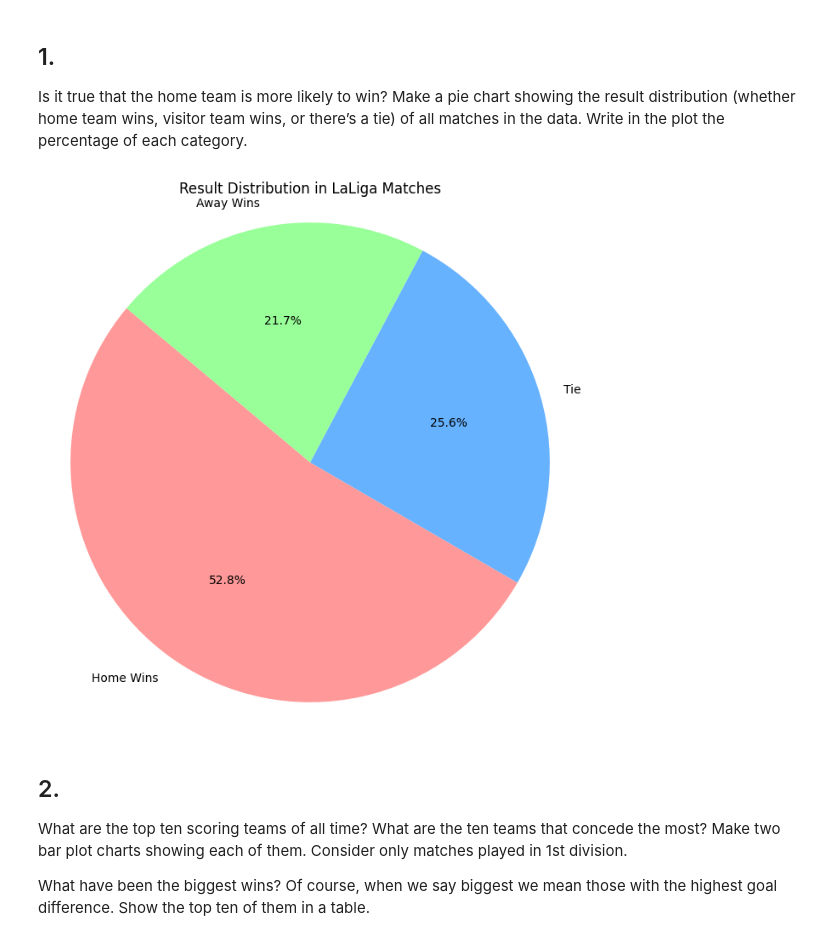
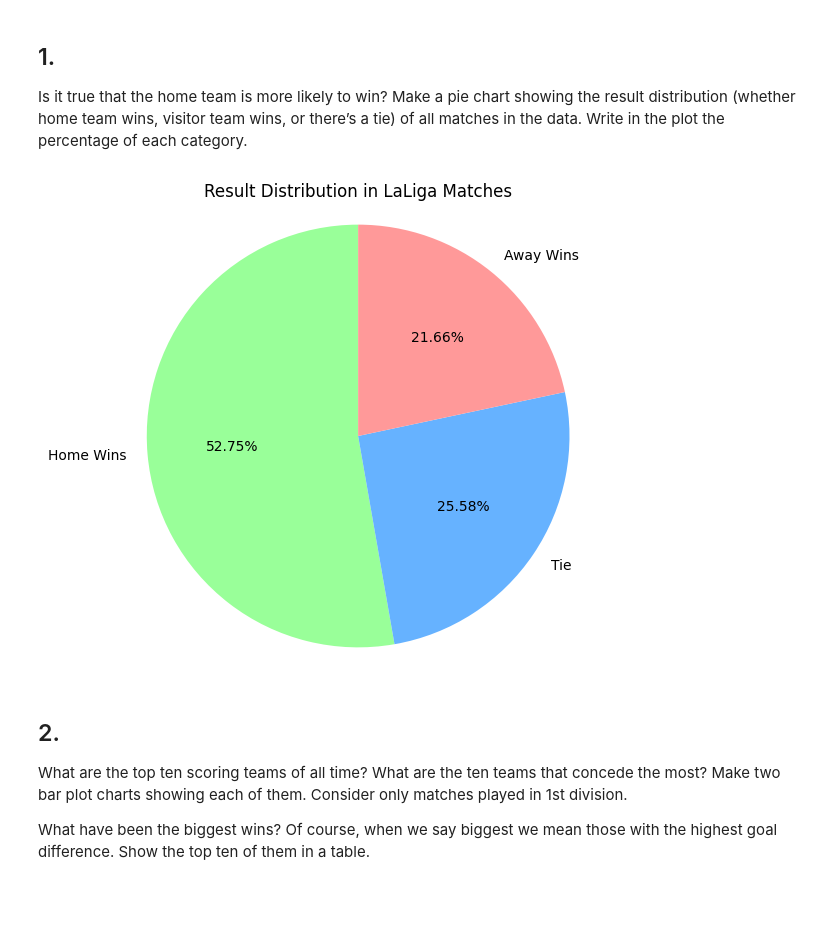
Before and after one commit to AbelBR1997/la-quiniela-main-OriolOmarAbel, a Jupyter notebook: analysis/LaLigaDataAnalysis.ipynb, the cells around one changed output. Drawn from its saved outputs; the diff is of its cells as text; code cells hidden in the pictures; blank space fills up the shorter version.

```diff
--- a/analysis/LaLigaDataAnalysis.ipynb
+++ b/analysis/LaLigaDataAnalysis.ipynb
@@ -61,29 +61,29 @@ Is it true that the home team is more likely to win? Make a pie chart showing th
 # %%
 # Select all the scores from the Matches table to analyze results
 scores_query = "SELECT score FROM Matches;"
 
 # Run the query and store the results in a DataFrame
 scores = run_query(scores_query, conn)
 
 # Remove any rows with missing scores
 scores.dropna(inplace=True)
 
 # Apply the result determination function to each score
 results = scores['score'].apply(determine_result)
 
 # Calculate the normalized distribution of match results
 results_distribution = results.value_counts(normalize=True)
 
 # Set the color scheme for the pie chart
-colors = ['#FF9999', '#66B2FF', '#99FF99']
+colors = ['#99FF99', '#66B2FF', '#FF9999']
 # Create a pie chart to visualize the distribution of match results
-plt.figure(figsize=(8, 8))
-plt.pie(results_distribution, labels=results_distribution.index, autopct='%1.1f%%', startangle=140, colors=colors)
+plt.figure(figsize=(6, 6))
+plt.pie(results_distribution, labels=results_distribution.index, autopct='%2.2f%%', startangle=90, colors=colors)
 plt.title('Result Distribution in LaLiga Matches')
 plt.axis('equal')  # Ensure the pie chart is a circle
 plt.show()
 # %% [output]
-[figure, old version]
+[figure, new version]
 # %% [markdown]
 ## 2.
 What are the top ten scoring teams of all time? What are the ten teams that concede the most? Make two bar plot charts showing each of them. Consider only matches played in 1st division.
```
Also changed, not shown: parts of 1 cell of this notebook.
